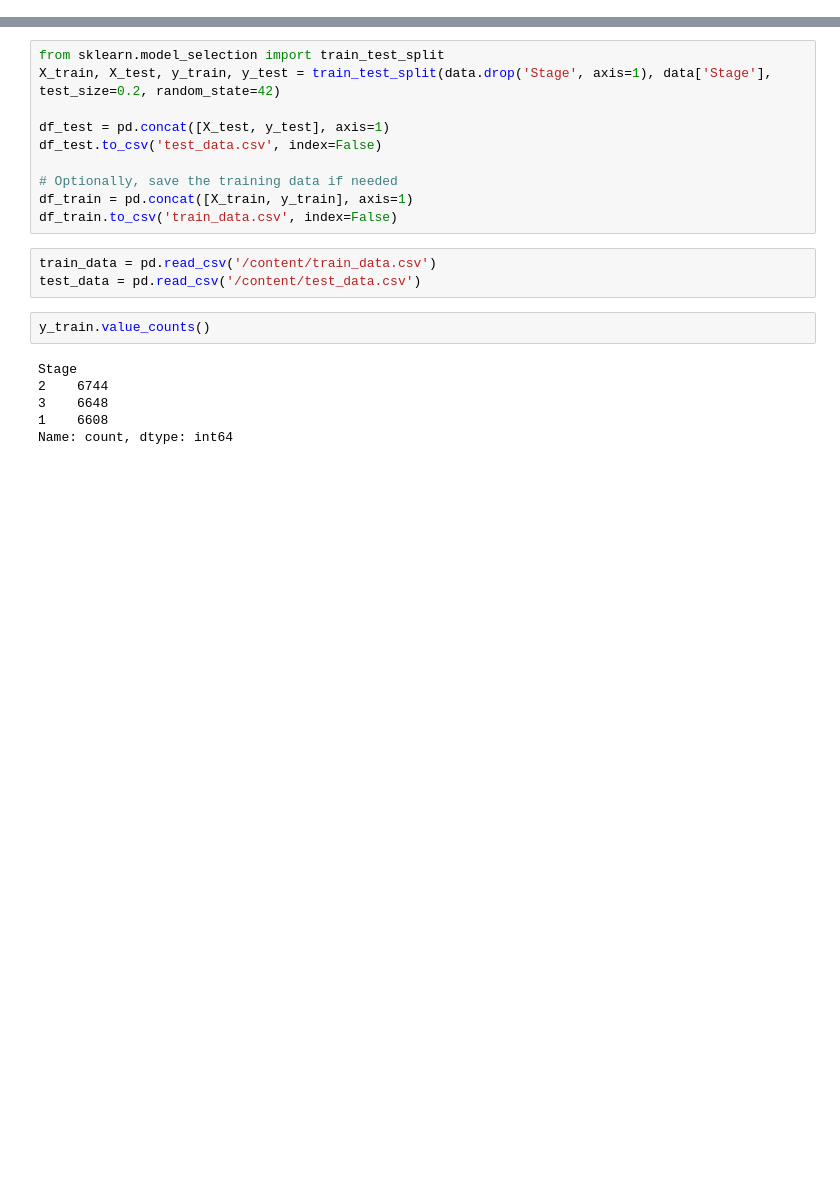
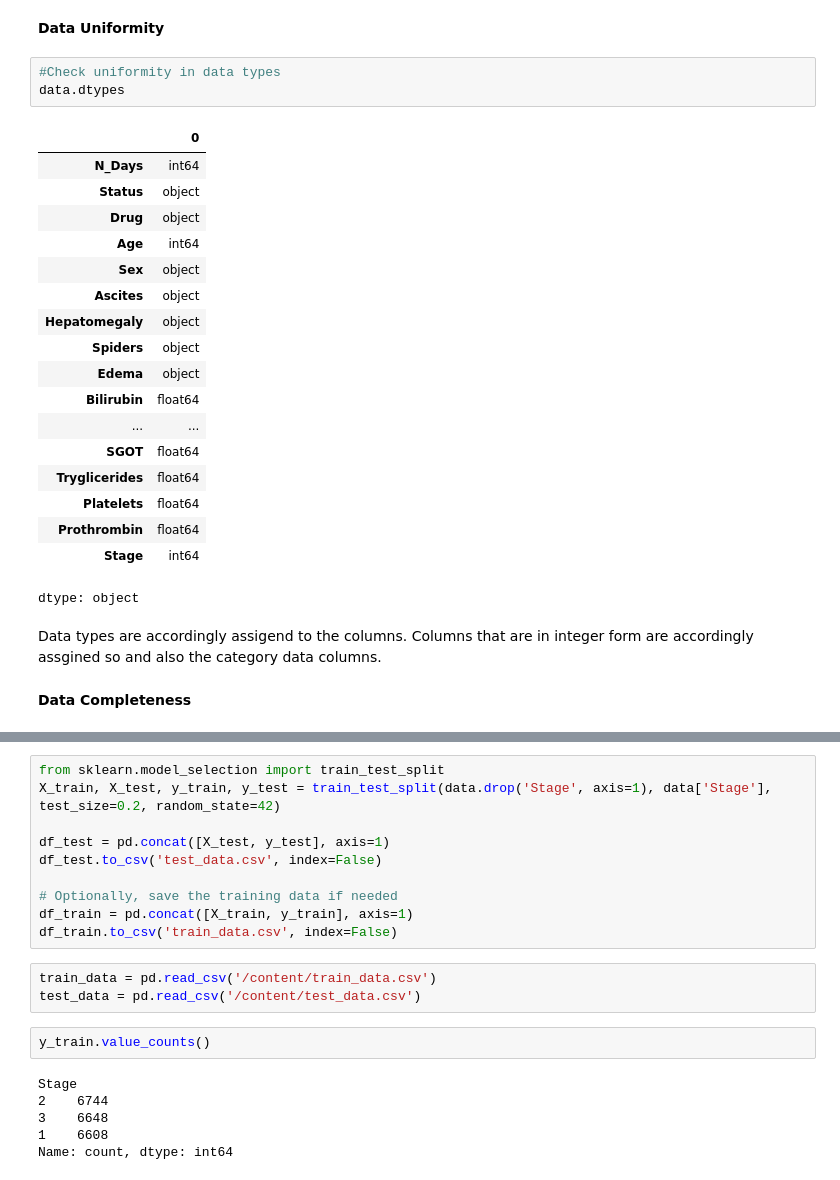
Before and after one commit to Roseyshi/Liver-Cirrhosis-Classification, a Jupyter notebook: Liver_Cirrhosis_Preprocessing.ipynb, the cells around one changed output, grey strips where cells are left out. Drawn from its saved outputs; the diff is of its cells as text; blank space fills up the shorter version.

```diff
--- a/Liver_Cirrhosis_Preprocessing.ipynb
+++ b/Liver_Cirrhosis_Preprocessing.ipynb
@@ -73,0 +92,28 @@ memory usage: 3.6+ MB
+# %% [markdown]
+**Data Uniformity**
+# %%
+#Check uniformity in data types
+data.dtypes
+# %% [output]
+|  | 0 |
+| N_Days | int64 |
+| Status | object |
+| Drug | object |
+| Age | int64 |
+| Sex | object |
+| Ascites | object |
+| Hepatomegaly | object |
+| Spiders | object |
+| Edema | object |
+| Bilirubin | float64 |
+| ... | ... |
+| SGOT | float64 |
+| Tryglicerides | float64 |
+| Platelets | float64 |
+| Prothrombin | float64 |
+| Stage | int64 |
+dtype: object
+# %% [markdown]
+Data types are accordingly assigend to the columns. Columns that are in integer form are accordingly assgined so and also the category data columns.
+# %% [markdown]
+**Data Completeness**
```
Also changed, not shown: parts of 16 cells of this notebook.
